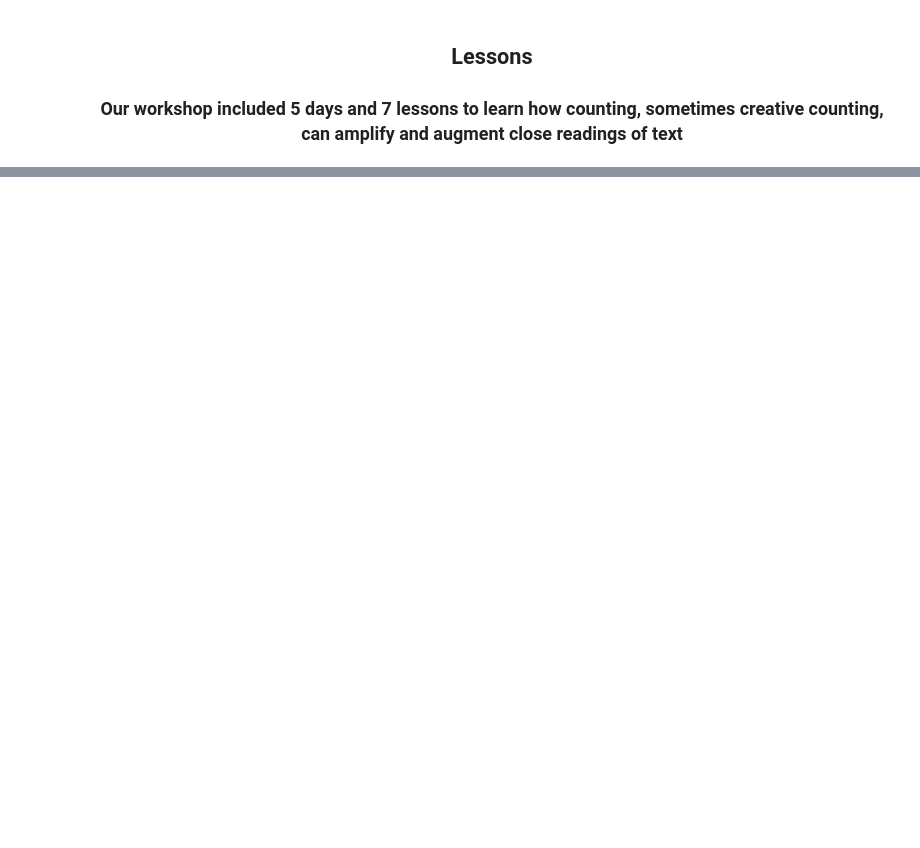
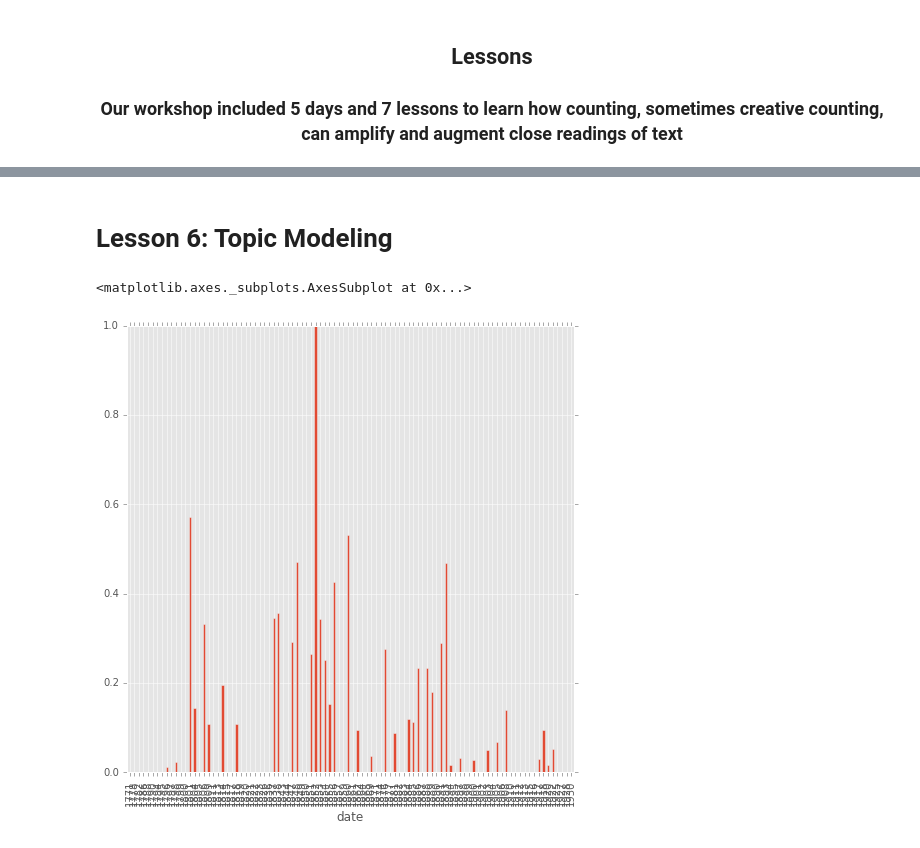
Before and after one commit to lknelson/text-analysis-2016, a Jupyter notebook: 08-Workshop-Overview/Workshop_Overview.ipynb, the cells around one changed output, grey strips where cells are left out. Saved outputs shown, nothing was run; the diff lists cells and outputs as text; code cells hidden in the pictures; blank space fills up the shorter version.

Commit message:
Add Lessons to Presentation

```diff
--- a/08-Workshop-Overview/Workshop_Overview.ipynb
+++ b/08-Workshop-Overview/Workshop_Overview.ipynb
@@ -160,0 +276,30 @@ from sklearn.naive_bayes import MultinomialNB
+# %% [markdown]
+# Lesson 6: Topic Modeling
+# %%
+import gensim
+import pandas
+from nltk.corpus import stopwords, words
+
+metadata_df = pandas.read_csv('../07-Topic Modeling/txtlab_Novel150_English.csv')
+fiction_path = '../07-Topic Modeling/txtalb_Novel150_English/'
+novel_list = [open(fiction_path+file_name).read() for file_name in metadata_df['filename']]
+novel_tokens_list = [novel.lower().split() for novel in novel_list]
+dictionary = gensim.corpora.dictionary.Dictionary(novel_tokens_list)
+proper_names = [word.lower() for word in words.words() if word.istitle()]
+noise_tokens = [word for word in dictionary.values() if word.isalpha()==False or len(word)<=2]
+bad_words = stopwords.words('english') + proper_names + noise_tokens
+stop_ids = [_id for _id, count in dictionary.doc2bow(bad_words)]
+dictionary.filter_tokens(bad_ids = stop_ids)
+dictionary.filter_extremes(no_below = 40)
+corpus = [dictionary.doc2bow(text) for text in novel_tokens_list]
+lda_model = gensim.models.LdaModel(corpus, num_topics=25, alpha='auto', id2word=dictionary, iterations=2500, passes = 4)
+list_of_doctopics = [lda_model.get_document_topics(text, minimum_probability=0) for text in corpus]
+list_of_probabilities = [[probability for label,probability in distribution] for distribution in list_of_doctopics]
+proba_distro_df = pandas.DataFrame(list_of_probabilities)
+metadata_df = pandas.concat([metadata_df, pandas.DataFrame(list_of_probabilities)], axis=1)
+annual_means_df = metadata_df.groupby('date').mean()
+# %%
+annual_means_df[8].plot(kind='bar', figsize=(8,8))
+# %% [output]
+<matplotlib.axes._subplots.AxesSubplot at 0x...>
+[figure, added]
```
Also changed, not shown: parts of 15 cells of this notebook.
